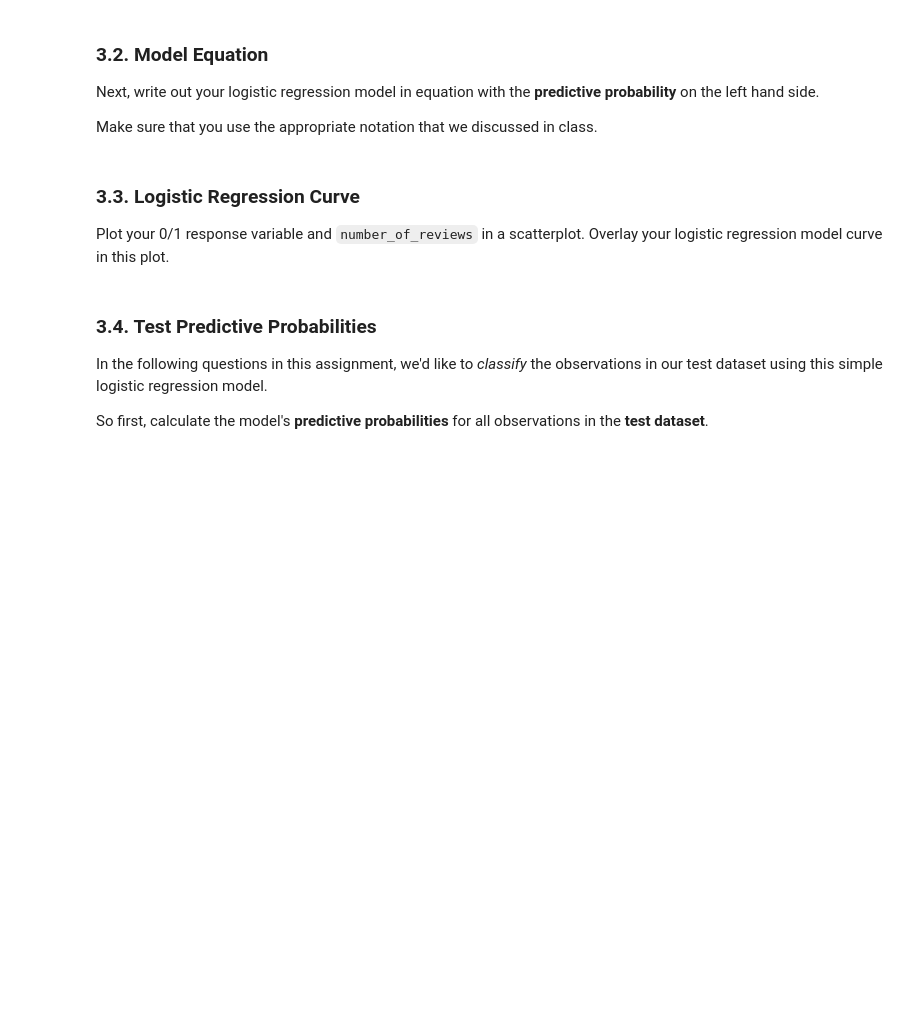
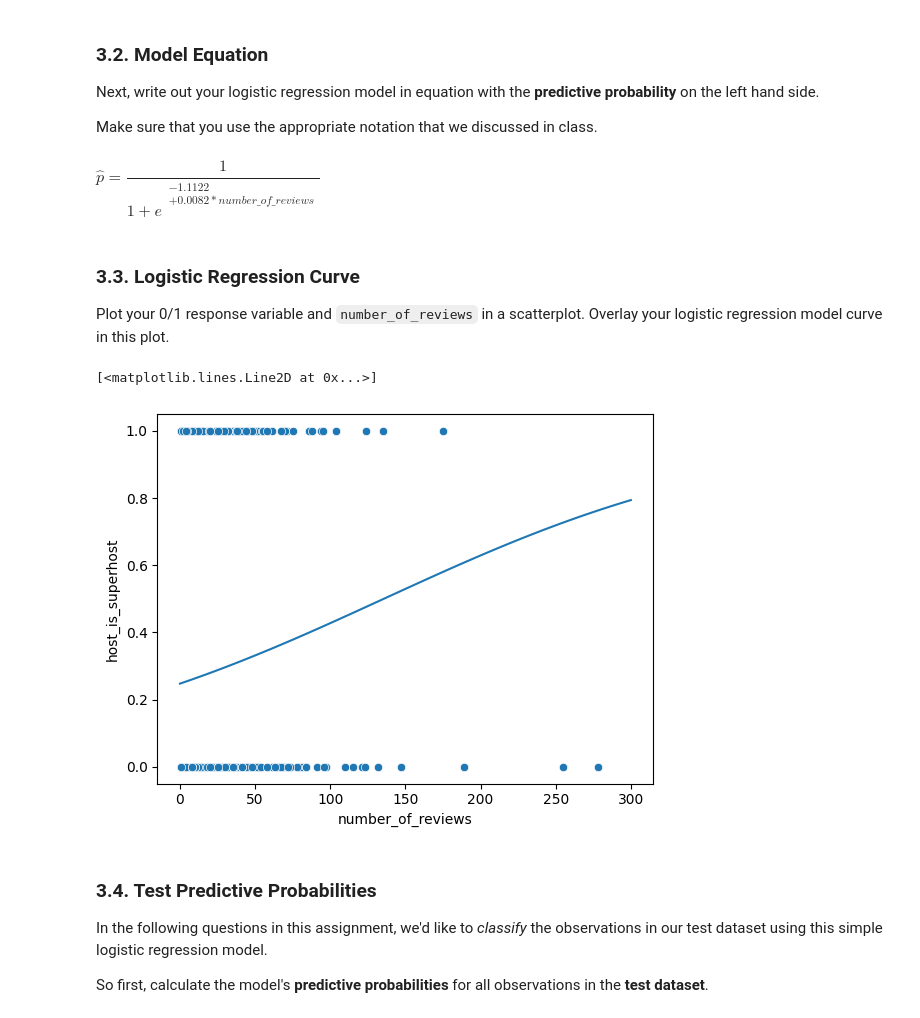
Before and after one commit to ryguy2k4/stat207, a Jupyter notebook: lab_11/lab_11_individual.ipynb, the cells around one changed output. Saved outputs shown, nothing was run; the diff lists cells and outputs as text; code cells hidden in the pictures; blank space fills up the shorter version.

```diff
--- a/lab_11/lab_11_individual.ipynb
+++ b/lab_11/lab_11_individual.ipynb
@@ -138,3 +161,6 @@ The primary research goal that we will pursue in this lab will be to build a pre
 2. Display your dataframe.
 
 3. Show how many rows your dataframe has.
+# %%
+df = pd.read_csv("seattle_airbnb_listings.csv")
+df.head()
@@ -142,6 +180,8 @@ The primary research goal that we will pursue in this lab will be to build a pre
 ### 1.2. 0/1 Response Variable
 
 Create a new 0/1 variable in your dataset in which `superhosts=1` and `nonsuperhosts=0`.
+# %%
+df["host_is_superhost"] = df["host_is_superhost"].replace({"t": 1, "f": 0})
 # %% [markdown]
 ### 1.3. Train-Test-Split
 
@@ -166,10 +226,28 @@ First, fit this logistic regression model with your training dataset. Display th
 Next, write out your logistic regression model in equation with the **predictive probability** on the left hand side.
 
 Make sure that you use the appropriate notation that we discussed in class.
+# %% [markdown]
+$\widehat{p} = \dfrac{
+1
+}{
+1 + e^{\begin{aligned}
+    &- 1.1122 \\
+    &+ 0.0082*number\_of\_reviews\\
+    \end{aligned}
+}
+}$
 # %% [markdown]
 ### 3.3. Logistic Regression Curve
 
 Plot your 0/1 response variable and `number_of_reviews` in a scatterplot. Overlay your logistic regression model curve in this plot.
+# %%
+sns.scatterplot(x="number_of_reviews",y="host_is_superhost",data=df)
+x = np.linspace(0,300)
+p = 1 / (1 + np.exp(-(-1.1122 + 0.0082*x)))
+plt.plot(x, p)
+# %% [output]
+[<matplotlib.lines.Line2D at 0x...>]
+[figure, added]
 # %% [markdown]
 ### 3.4. Test Predictive Probabilities
 
```
Also changed, not shown: parts of 20 cells of this notebook, 1 other file.
